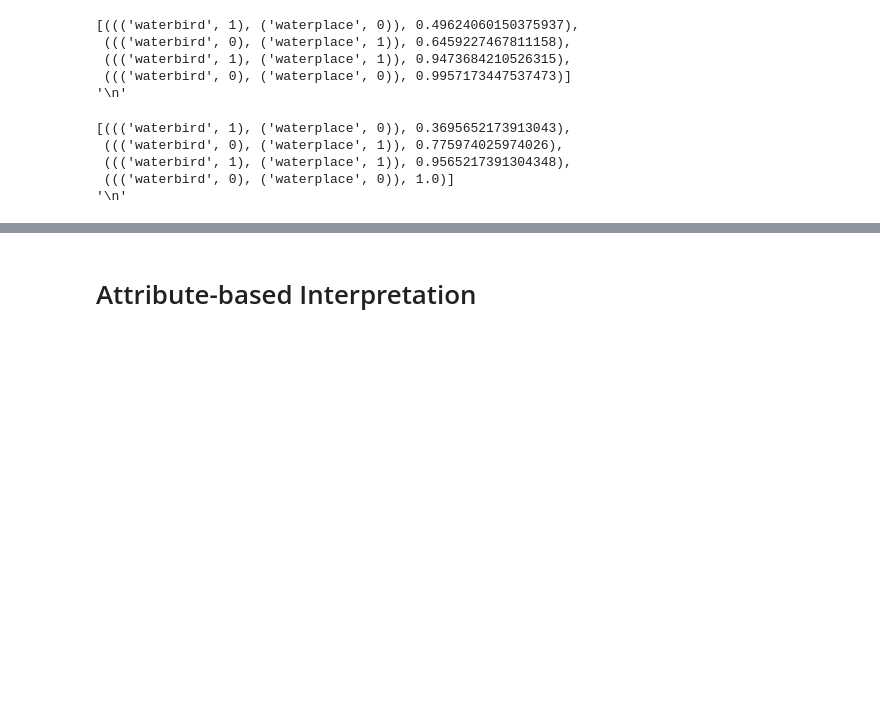
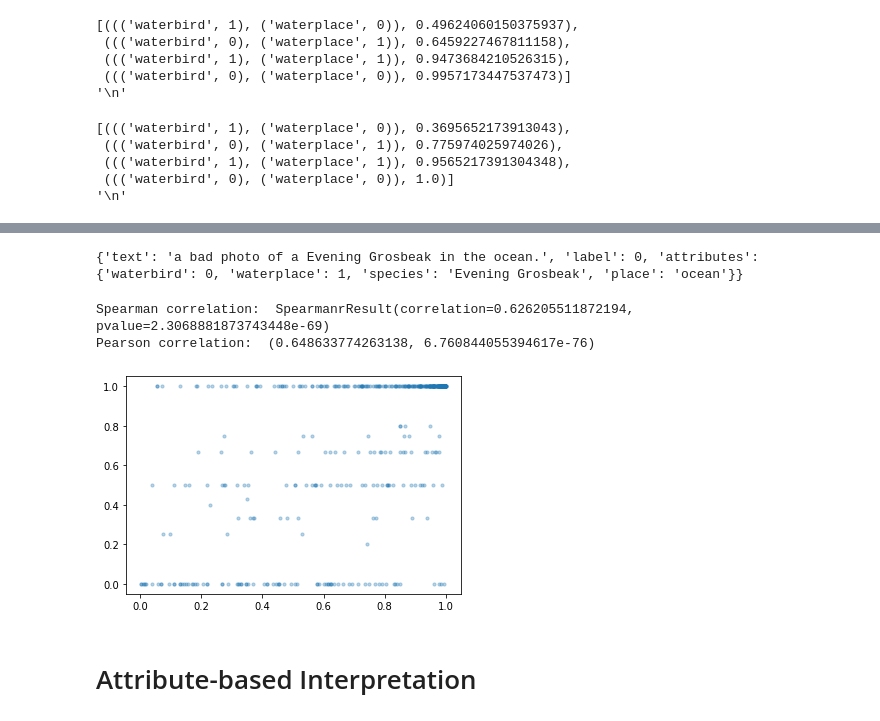
Before and after one commit to yuhui-zh15/model_audit, a Jupyter notebook: src/bug_analysis.ipynb, the cells around one changed output, grey strips where cells are left out. Drawn from its saved outputs; the diff is of its cells as text; code cells hidden in the pictures; blank space fills up the shorter version.

Commit message:
add prompt ensemble correlation

```diff
--- a/src/bug_analysis.ipynb
+++ b/src/bug_analysis.ipynb
@@ -263,4 +269,54 @@ Spearman correlation:  SpearmanrResult(correlation=0.621828247990028, pvalue=3.7
 [figure]
+# %%
+# Prompt Ensemble
+
+text_data = [
+    {
+        "text": prompt(f"{x['species']} in the {x['place']}"),
+        "label": species_to_label[x["species"]],
+        "attributes": {
+            "waterbird": species_to_label[x["species"]],
+            "waterplace": places_to_label[x["place"]],
+            "species": x["species"],
+            "place": x["place"],
+        },
+    }
+    for x in attributes_combinations for prompt in openai_imagenet_template
+]
+print(text_data[0])
+text_dataset = TextDataset(data=text_data)
+text_dataloader = create_dataloader(dataset=text_dataset, modality="text")
+text_metrics = run_one_epoch(
+    dataloader=text_dataloader,
+    model=model,
+    clip_model=clip_model,
+    modality="text",
+    opt=None,
+    epoch_idx=-1,
+    eval=True,
+    verbose=True,
+)
+
+text_logits = text_metrics["logits"]
+text_probs = torch.softmax(torch.tensor(text_logits), dim=1).numpy().tolist()
+text_subgroup_probs = defaultdict(list)
+for i, x in enumerate(text_data):
+    key = (("species", x["attributes"]["species"]), ("place", x["attributes"]["place"]))
+    value = text_probs[i][x["attributes"]["waterbird"]]
+    text_subgroup_probs[key].append(value)
+text_subgroup_probs = {k: float(np.mean(v)) for k, v in text_subgroup_probs.items()}
+
+probs = [(text_subgroup_probs[x], image_subgroup_metrics[x]) for x in image_subgroup_metrics]
+probs = np.array(probs)
+print("Spearman correlation: ", spearmanr(probs[:, 0], probs[:, 1]))
+print("Pearson correlation: ", pearsonr(probs[:, 0], probs[:, 1]))
+plt.scatter(probs[:, 0], probs[:, 1], alpha=0.3, s=10)
+plt.show()
+# %% [output]
+{'text': 'a bad photo of a Evening Grosbeak in the ocean.', 'label': 0, 'attributes': {'waterbird': 0, 'waterplace': 1, 'species': 'Evening Grosbeak', 'place': 'ocean'}}
+Spearman correlation:  SpearmanrResult(correlation=0.626205511872194, pvalue=2.3068881873743448e-69)
+Pearson correlation:  (0.648633774263138, 6.760844055394617e-76)
+[figure, added]
 # %% [markdown]
 # Attribute-based Interpretation
 # %%
```
Also changed, not shown: parts of 4 cells of this notebook.
